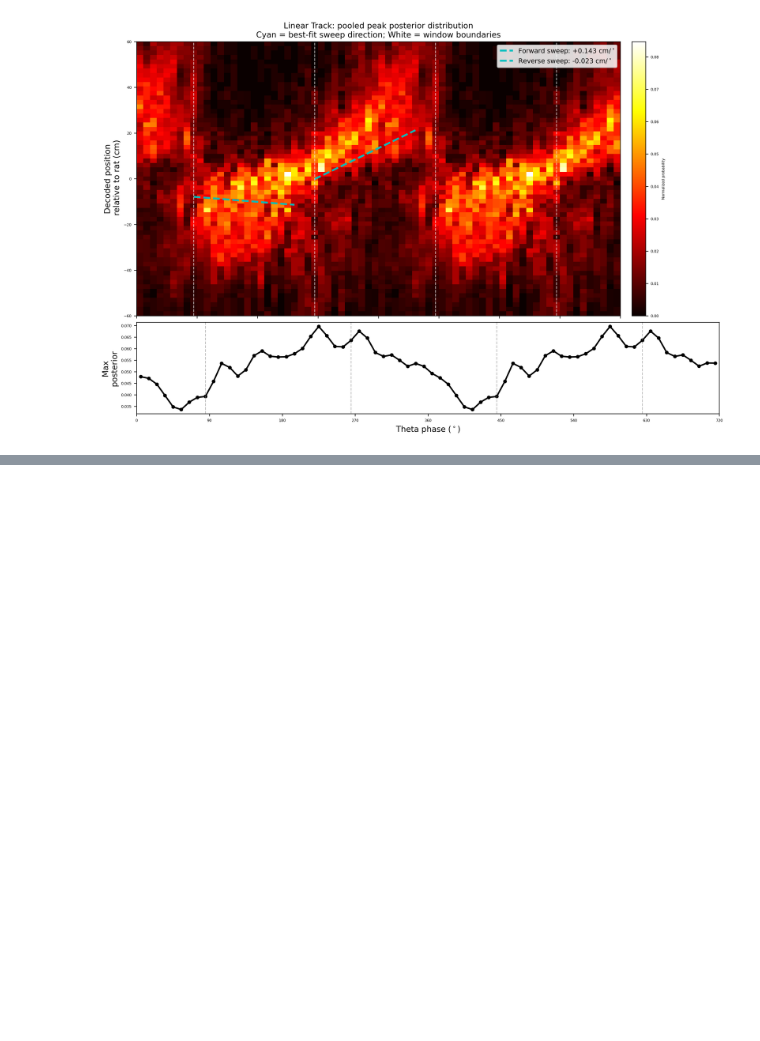
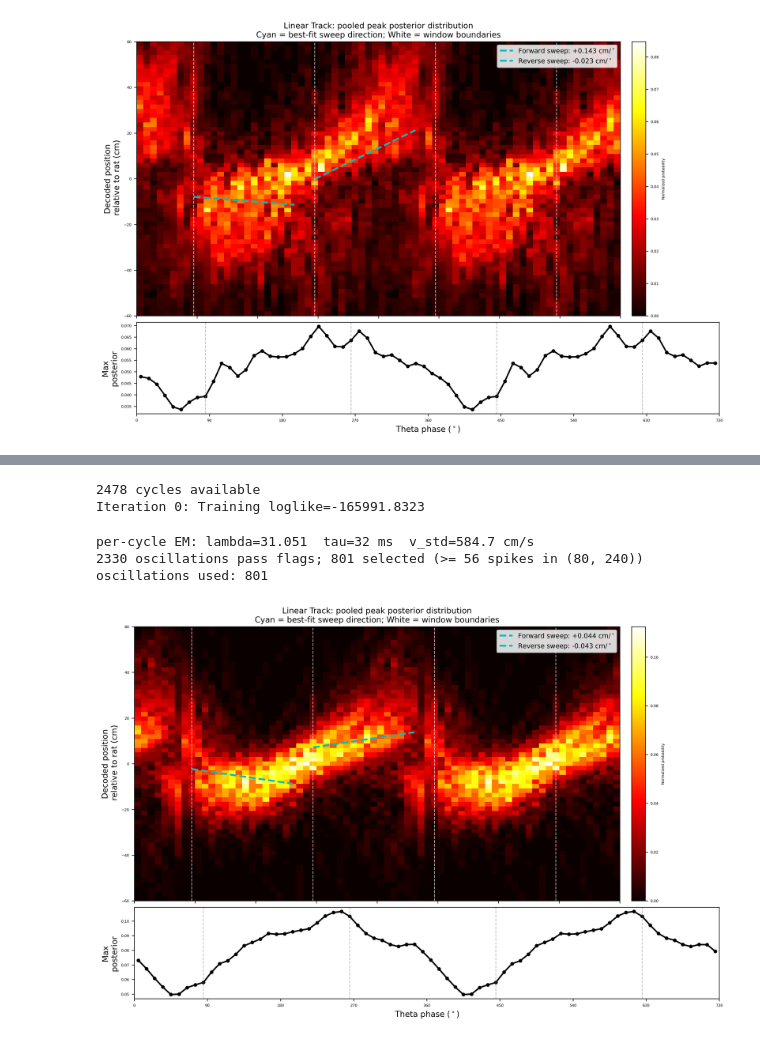
Before and after one commit to Zhang-CNL/PO-OU, a Jupyter notebook: notebooks/test_analysis.ipynb, the cells around one changed output, grey strips where cells are left out. Drawn from its saved outputs; the diff is of its cells as text; code cells hidden in the pictures; blank space fills up the shorter version.

```diff
--- a/notebooks/test_analysis.ipynb
+++ b/notebooks/test_analysis.ipynb
@@ -563,0 +593,59 @@ hsepl.plot_across_session_decoding_hist(r_ssm['norm_dist'])
+# %%
+import numpy as np, torch
+rng = np.random.default_rng(64)
+
+# re-batch: one sequence per theta cycle
+obs, cov = [], []
+for m, c, frame in zip(momentum.approximate_mean, momentum.approximate_covariance,
+                        theta_data.ground_truth):
+    osc = frame['Oscillation Number'].values.astype(int)
+    for o in np.unique(osc):
+        idx = np.flatnonzero(osc == o)
+        if len(idx) < 5:
+            continue
+        obs.append(m[idx]); cov.append(c[idx])
+print(f"{len(obs)} cycles available")
+
+N_CYCLES = 1000
+pick  = rng.choice(len(obs), size=min(N_CYCLES, len(obs)), replace=False)
+obs_s = [obs[i] for i in pick]
+cov_s = [cov[i] for i in pick]
+
+# fit on cycles only, then restore the object
+mean_backup, cov_backup = momentum.approximate_mean, momentum.approximate_covariance
+decay_backup, diff_backup = momentum.decay.clone(), momentum.diffusion.clone()
+try:
+    momentum.approximate_mean, momentum.approximate_covariance = obs_s, cov_s
+    momentum.fit(Xtrain=obs_s, emtol=-1, n_iter=20)
+    CYC_DECAY, CYC_DIFF = momentum.decay.detach().clone(), momentum.diffusion.detach().clone()
+finally:
+    momentum.approximate_mean, momentum.approximate_covariance = mean_backup, cov_backup
+
+CYC_LMB  = torch.exp(CYC_DECAY).item()
+CYC_VSTD = (torch.exp(CYC_DIFF)**2 / (2*torch.exp(CYC_DECAY))).sqrt().item()
+print(f"per-cycle EM: lambda={CYC_LMB:.3f}  tau={1000/CYC_LMB:.0f} ms  v_std={CYC_VSTD:.1f} cm/s")
+
+#  decode the full session with those learned parameters
+momentum.decay, momentum.diffusion = CYC_DECAY, CYC_DIFF
+X = momentum._initialize_observations(momentum.approximate_mean)
+momentum._initialize_globals("train")
+vals_cyc, _ = momentum.e_step(momentum._initialize_values(X), mode="train")
+
+grids_cyc = gaussian_to_grid(vals_cyc.smoothed_mean, vals_cyc.smoothed_cov,
+                            raw_data.environment_size, bin_size, momentum.latent_dim)
+r_cyc = peak_posterior_new(grids_cyc, raw_data.environment_size,
+                        theta_data.ground_truth, theta_data.spikes)
+print("oscillations used:", r_cyc['n_oscillations_used'])
+
+hsepl.plot_across_session_decoding_hist(r_cyc['norm_dist'],
+    forward_window=tuple(win['forward_window']),
+    reverse_window=tuple(win['reverse_window']))
+
+momentum.decay, momentum.diffusion = decay_backup, diff_backup   # leave the object as you found it
+# %% [output]
+2478 cycles available
+Iteration 0: Training loglike=-165991.8323
+per-cycle EM: lambda=31.051  tau=32 ms  v_std=584.7 cm/s
+2330 oscillations pass flags; 801 selected (>= 56 spikes in (80, 240))
+oscillations used: 801
+[figure, added]
```
Also changed, not shown: parts of 12 cells of this notebook, 3 other files.
